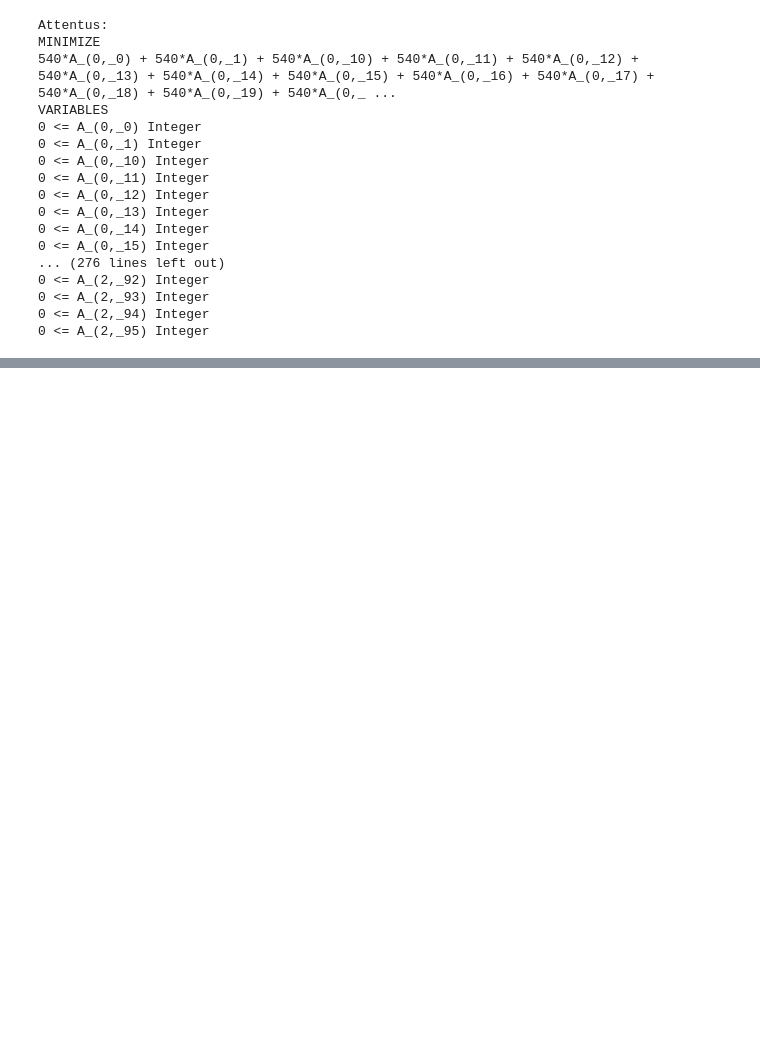
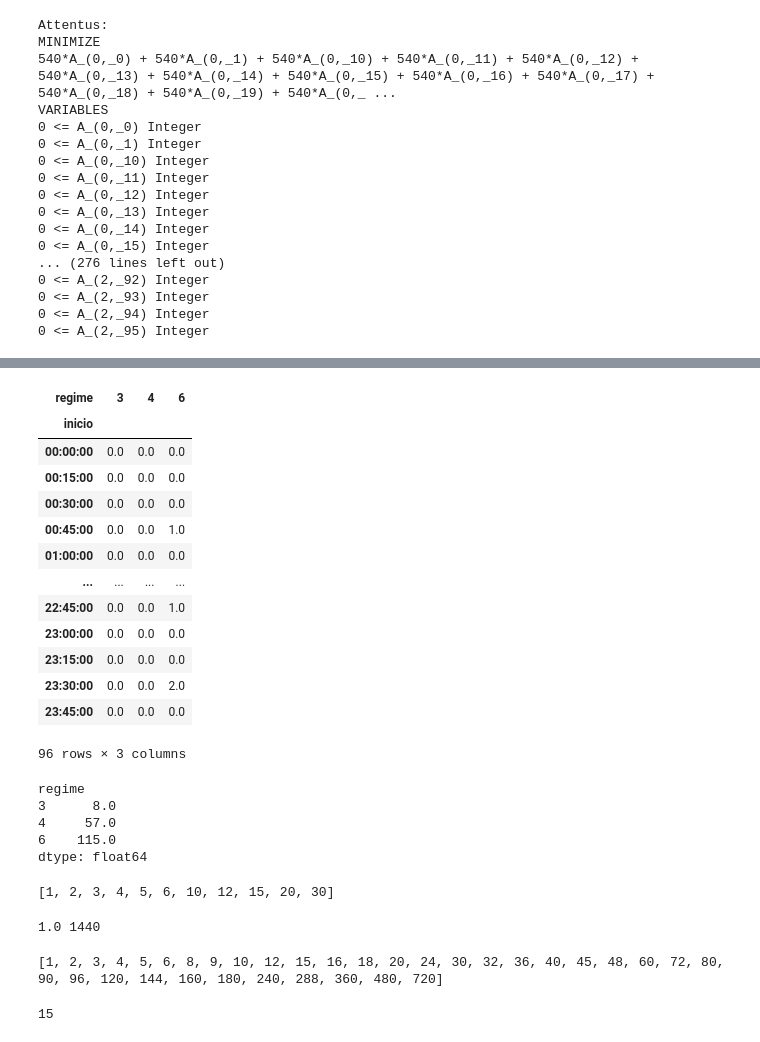
Before and after one commit to jasenovski/attentus, a Jupyter notebook: nan_attentus_aula.ipynb, the cells around one changed output, grey strips where cells are left out. Drawn from its saved outputs; the diff is of its cells as text; code cells hidden in the pictures; blank space fills up the shorter version.

```diff
--- a/nan_attentus_aula.ipynb
+++ b/nan_attentus_aula.ipynb
@@ -626,0 +1008,41 @@ VARIABLES
+# %%
+df_resutados_pivotado = \
+    df_resultados.pivot_table(columns="regime",
+                              index="inicio",
+                              values="valor")
+df_resutados_pivotado
+# %% [output]
+| regime | 3 | 4 | 6 |
+| inicio |  |  |  |
+| 00:00:00 | 0.0 | 0.0 | 0.0 |
+| 00:15:00 | 0.0 | 0.0 | 0.0 |
+| 00:30:00 | 0.0 | 0.0 | 0.0 |
+| 00:45:00 | 0.0 | 0.0 | 1.0 |
+| 01:00:00 | 0.0 | 0.0 | 0.0 |
+| ... | ... | ... | ... |
+| 22:45:00 | 0.0 | 0.0 | 1.0 |
+| 23:00:00 | 0.0 | 0.0 | 0.0 |
+| 23:15:00 | 0.0 | 0.0 | 0.0 |
+| 23:30:00 | 0.0 | 0.0 | 2.0 |
+| 23:45:00 | 0.0 | 0.0 | 0.0 |
+96 rows × 3 columns
+# %%
+df_resutados_pivotado.sum(axis=0)
+# %% [output]
+regime
+3      8.0
+4     57.0
+6    115.0
+dtype: float64
+# %%
+def encontra_divisores(n):
+    divisores = []
+    for i in range(1, n // 2 + 1):
+        if n % i == 0:
+            divisores.append(i)
+
+    return divisores
+
+encontra_divisores(60)
+# %% [output]
+[1, 2, 3, 4, 5, 6, 10, 12, 15, 20, 30]
@@ -626,0 +1053,16 @@ VARIABLES
+# %%
+qtd_dias_total = qtd_horas_total / 24
+qtd_minutos_total = qtd_horas_total * 60
+print(qtd_dias_total, qtd_minutos_total)
+# %% [output]
+1.0 1440
+# %%
+divisores = encontra_divisores(qtd_minutos_total)
+print(divisores)
+# %% [output]
+[1, 2, 3, 4, 5, 6, 8, 9, 10, 12, 15, 16, 18, 20, 24, 30, 32, 36, 40, 45, 48, 60, 72, 80, 90, 96, 120, 144, 160, 180, 240, 288, 360, 480, 720]
+# %%
+minutos_dividir = divisores[10]
+minutos_dividir
+# %% [output]
+15
```
Also changed, not shown: parts of 80 cells of this notebook, 4 other files.
